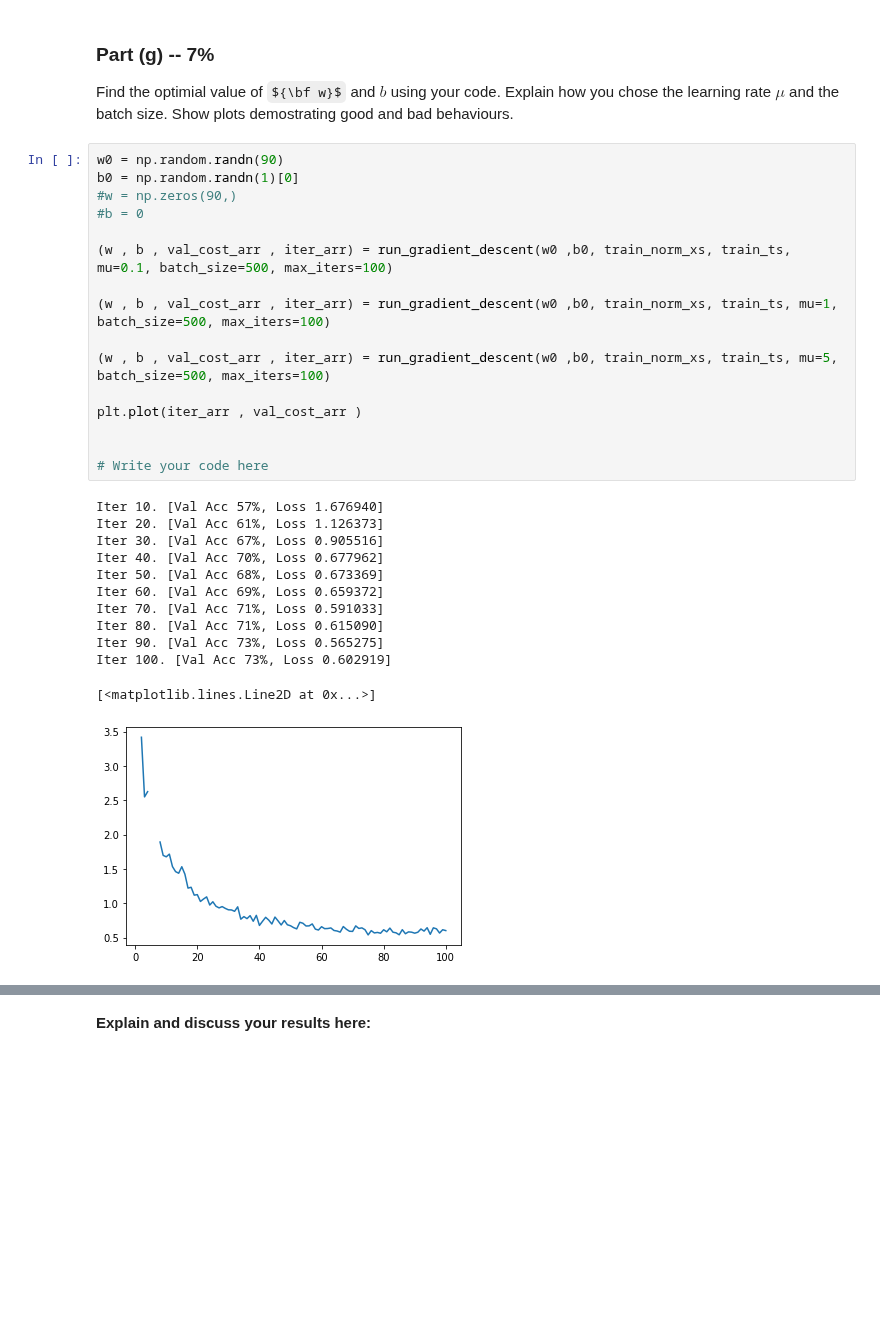
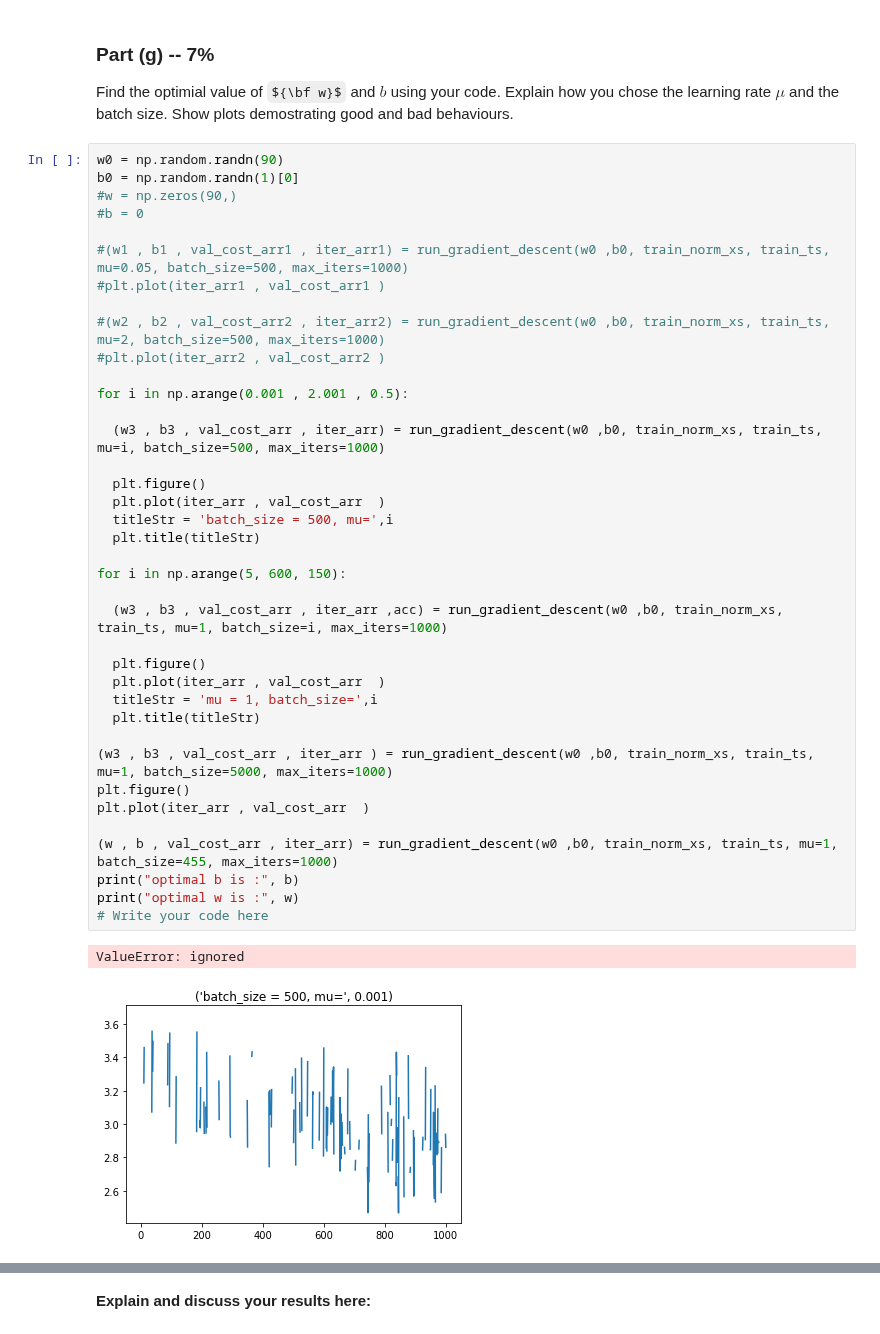
Before and after one commit to zivmo99/DeepLearning1, a Jupyter notebook: Assignment1.ipynb, the cells around one changed output, grey strips where cells are left out. Saved outputs shown, nothing was run; the diff lists cells and outputs as text; some formulas as TeX source; blank space fills up the shorter version.

```diff
--- a/Assignment1.ipynb
+++ b/Assignment1.ipynb
@@ -459,32 +446,44 @@ Iter 100. [Val Acc 61%, Loss nan]
 
 Find the optimial value of ${\bf w}$ and $b$ using your code. Explain how you chose
 the learning rate $\mu$ and the batch size. Show plots demostrating good and bad behaviours.
-# %%
-w0 = np.random.randn(90)
-b0 = np.random.randn(1)[0]
-#w = np.zeros(90,)
-#b = 0
-
-(w , b , val_cost_arr , iter_arr) = run_gradient_descent(w0 ,b0, train_norm_xs, train_ts, mu=0.1, batch_size=500, max_iters=100)
-
-(w , b , val_cost_arr , iter_arr) = run_gradient_descent(w0 ,b0, train_norm_xs, train_ts, mu=1, batch_size=500, max_iters=100)
-
-(w , b , val_cost_arr , iter_arr) = run_gradient_descent(w0 ,b0, train_norm_xs, train_ts, mu=5, batch_size=500, max_iters=100)
-
-plt.plot(iter_arr , val_cost_arr )
-
-
-# Write your code here
-# %% [output]
-Iter 10. [Val Acc 57%, Loss 1.676940]
-Iter 20. [Val Acc 61%, Loss 1.126373]
-Iter 30. [Val Acc 67%, Loss 0.905516]
-Iter 40. [Val Acc 70%, Loss 0.677962]
-Iter 50. [Val Acc 68%, Loss 0.673369]
-Iter 60. [Val Acc 69%, Loss 0.659372]
-Iter 70. [Val Acc 71%, Loss 0.591033]
-Iter 80. [Val Acc 71%, Loss 0.615090]
-Iter 90. [Val Acc 73%, Loss 0.565275]
-Iter 100. [Val Acc 73%, Loss 0.602919]
-[<matplotlib.lines.Line2D at 0x...>]
-[figure, removed]
+# %%
+w0 = np.random.randn(90)
+b0 = np.random.randn(1)[0]
+#w = np.zeros(90,)
+#b = 0
+
+#(w1 , b1 , val_cost_arr1 , iter_arr1) = run_gradient_descent(w0 ,b0, train_norm_xs, train_ts, mu=0.05, batch_size=500, max_iters=1000)
+#plt.plot(iter_arr1 , val_cost_arr1 )
+
+#(w2 , b2 , val_cost_arr2 , iter_arr2) = run_gradient_descent(w0 ,b0, train_norm_xs, train_ts, mu=2, batch_size=500, max_iters=1000)
+#plt.plot(iter_arr2 , val_cost_arr2 )
+
+for i in np.arange(0.001 , 2.001 , 0.5):
+
+  (w3 , b3 , val_cost_arr , iter_arr) = run_gradient_descent(w0 ,b0, train_norm_xs, train_ts, mu=i, batch_size=500, max_iters=1000)
+
+  plt.figure()
+  plt.plot(iter_arr , val_cost_arr  )
+  titleStr = 'batch_size = 500, mu=',i
+  plt.title(titleStr)
+
+for i in np.arange(5, 600, 150):
+
+  (w3 , b3 , val_cost_arr , iter_arr ,acc) = run_gradient_descent(w0 ,b0, train_norm_xs, train_ts, mu=1, batch_size=i, max_iters=1000)
+
+  plt.figure()
+  plt.plot(iter_arr , val_cost_arr  )
+  titleStr = 'mu = 1, batch_size=',i
+  plt.title(titleStr)
+
+(w3 , b3 , val_cost_arr , iter_arr ) = run_gradient_descent(w0 ,b0, train_norm_xs, train_ts, mu=1, batch_size=5000, max_iters=1000)
+plt.figure()
+plt.plot(iter_arr , val_cost_arr  )
+
+(w , b , val_cost_arr , iter_arr) = run_gradient_descent(w0 ,b0, train_norm_xs, train_ts, mu=1, batch_size=455, max_iters=1000)
+print("optimal b is :", b)
+print("optimal w is :", w)
+# Write your code here
+# %% [output]
+ValueError: ignored
+[figure, added]
```
Also changed, not shown: parts of 6 cells of this notebook.
